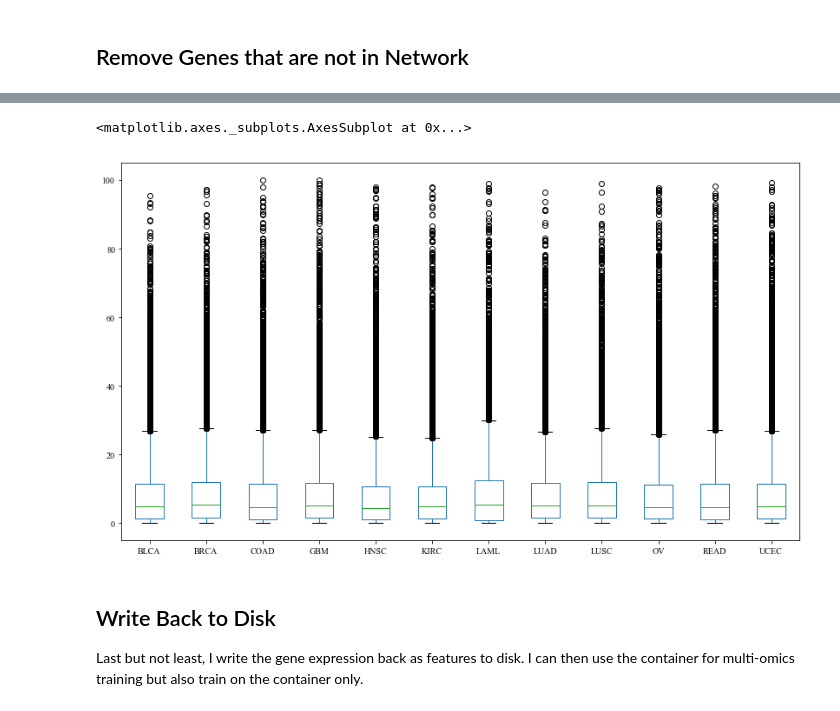
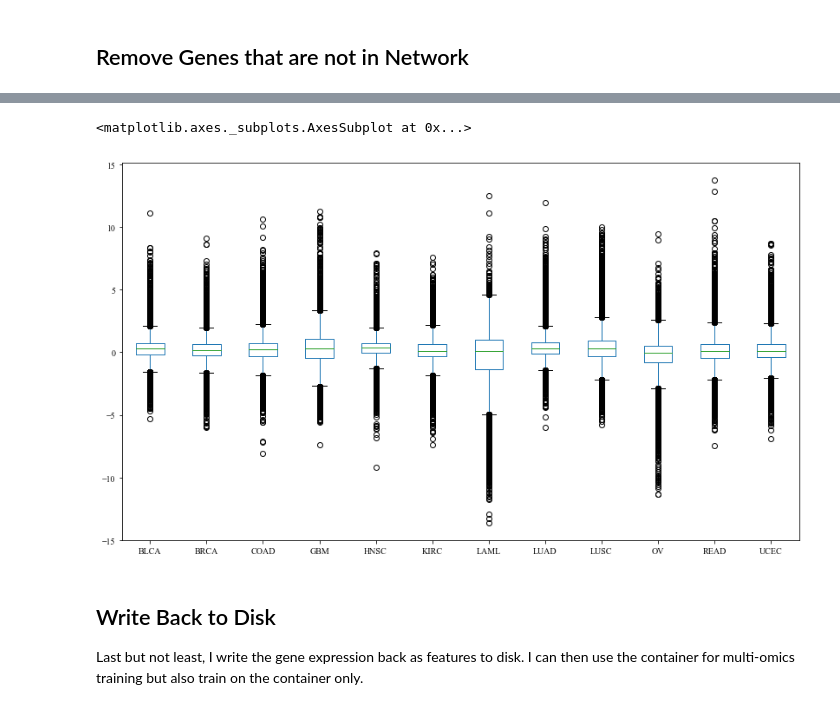
Before and after one commit to schulter/EMOGI, a Jupyter notebook: pancancer/expression/process_geneexpression_TCGA.ipynb, the cells around one changed output, grey strips where cells are left out. Drawn from its saved outputs; the diff is of its cells as text; code cells hidden in the pictures.

```diff
--- a/pancancer/expression/process_geneexpression_TCGA.ipynb
+++ b/pancancer/expression/process_geneexpression_TCGA.ipynb
@@ -115,19 +233,0 @@ See the caveats in the documentation: http://pandas.pydata.org/pandas-docs/stabl
-# %%
-# get gene names for Ensembl gene IDs
-mg = mygene.MyGeneInfo()
-res = mg.querymany([i[0] for i in mean_matrix_filtered.index.str.split('.')],
-                   scopes='ensembl.gene',
-                   fields='symbol',
-                   species='human',
-                   returnall=True
-                  )
-
-# retrieve stuff from query results and put in a DF
-def get_name_and_id(x):
-    name = x['symbol']
-    ens_id = x['query']
-    return [ens_id, name]
-
-mapping = [get_name_and_id(x) for x in res['out'] if 'symbol' in x]
-ens_2_symbol = pd.DataFrame(mapping, columns=['ID', 'Name'])
-ens_2_symbol.set_index('ID', inplace=True)
@@ -151,0 +234,6 @@ querying 11001-12000...done.
+# %%
+if use_foldchanges:
+    mean_matrix = fc_df
+else:
+    mean_matrix = mean_ge_tumor_filtered
+print ("Using {} as data".format('FPKM' if not use_foldchanges else 'Fold Changes'))
@@ -152,5 +273,6 @@ querying 11001-12000...done.
 # %%
 # next, look how many genes will get symbols
-no_matches = mean_matrix_filtered[mean_matrix_filtered.ID.isin(ens_2_symbol.index)].shape[0]
-print ("Found symbols for {} of {} genes".format(no_matches, mean_matrix_filtered.shape[0]))
+mean_matrix['ID'] = [i[0] for i in mean_matrix.index.str.split('.')]
+no_matches = mean_matrix[mean_matrix.ID.isin(ens_2_symbol.index)].shape[0]
+print ("Found symbols for {} of {} genes".format(no_matches, mean_matrix.shape[0]))
 # %% [output]
@@ -158,16 +280,17 @@ Found symbols for 55929 of 59534 genes
 # %%
 # now, join the two and remove gene when it does not fit
-mean_matrix_symbol = mean_matrix_filtered.join(ens_2_symbol, on='ID')
+mean_matrix_symbol = mean_matrix.join(ens_2_symbol, on='ID')
 mean_matrix_symbol.dropna(axis=0, inplace=True)
 
 # merge genes with the same name
-mean_matrix_final = mean_matrix_symbol.drop('ID').groupby('Name').mean()
+mean_matrix_symbol_joined = mean_matrix_symbol.drop('ID', axis=1).groupby('Name').mean()
 
 # add IDs again (column was lost during grouping)
-mean_matrix_final = ens_2_symbol.join(mean_matrix_final, on='Name')
+mean_matrix_final = ens_2_symbol.join(mean_matrix_symbol_joined, on='Name')
 
 # write to file
-mean_matrix_final.to_csv('../../data/pancancer/TCGA/expression/mean_matrix_names.tsv', sep='\t')
+mean_matrix_final.to_csv('../../data/pancancer/TCGA/expression/mean_matrix_names_{}.tsv'.format('fc' if use_foldchanges else 'fpkm'),
+                         sep='\t')
 # %% [markdown]
 ## Remove Genes that are not in Network
 # %%
@@ -194,8 +317,9 @@ mean_matrix_final[mean_matrix_final.Name.isin(node_names[:, 1])].shape, node_nam
 # %%
 features_ge = mean_matrix_final[mean_matrix_final.Name.isin(node_names[:, 1])]
+features_ge.plot(kind='box', figsize=(14, 8))
 # %% [output]
 <matplotlib.axes._subplots.AxesSubplot at 0x...>
-[figure, old version]
+[figure, new version]
 # %% [markdown]
 ## Write Back to Disk
 Last but not least, I write the gene expression back as features to disk. I can then use the container for multi-omics training but also train on the container only.
```
Also changed, not shown: parts of 42 cells of this notebook.
